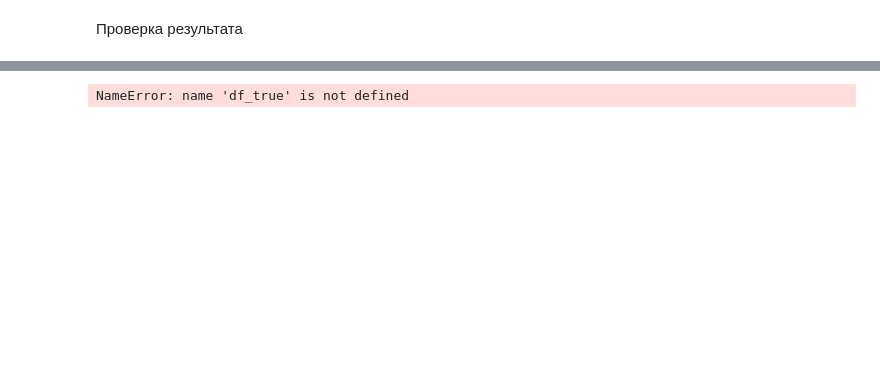
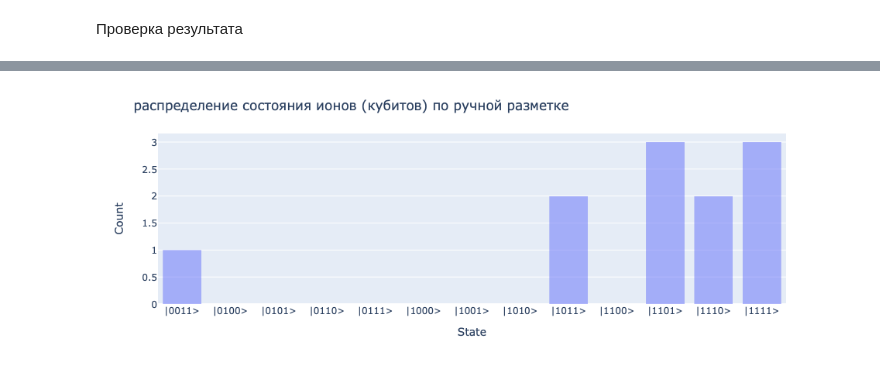
Before and after one commit to Lazemir/QGood, a Jupyter notebook: Материалы хакатона/Задача 2_ Классификация ионов/ion_prove.ipynb, the cells around one changed output, grey strips where cells are left out. Saved outputs shown, nothing was run; the diff lists cells and outputs as text; code cells hidden in the pictures; blank space fills up the shorter version.

```diff
--- a/Материалы хакатона/Задача 2_ Классификация ионов/ion_prove.ipynb
+++ b/Материалы хакатона/Задача 2_ Классификация ионов/ion_prove.ipynb
@@ -50,5 +47,5 @@ for index, row in df_pred.iterrows():
 # %%
-# df_true['Class'] =  df_true['Qubit 1 state'] * 2**0 + df_true['Qubit 2 state'] * 2**1 + df_true['Qubit 3 state'] * 2**2 + df_true['Qubit 4 state'] * 2**3
+df_true['Class'] =  df_true['Qubit 1 state'] * 2**0 + df_true['Qubit 2 state'] * 2**1 + df_true['Qubit 3 state'] * 2**2 + df_true['Qubit 4 state'] * 2**3
 
 df_pred['Class'] =  df_pred['Qubit 1 state'] * 2**0 + df_pred['Qubit 2 state'] * 2**1 + df_pred['Qubit 3 state'] * 2**2 + df_pred['Qubit 4 state'] * 2**3
 # %%
@@ -59,24 +56,24 @@ Category = list(['|0000>', '|0001>','|0010>','|0011>',
 # %%
 import plotly.express as px
 
 # создадим объект fig, в который поместим столбчатую диаграмму
-fig = px.histogram(df_true, x=df_true.Class, nbins=16)
+fig = px.histogram(df_true, x=df_true.Class, nbins=16, barmode="overlay")
 
 # применим метод .update_layout к объекту fig
 fig.update_layout(
     title_text = 'распределение состояния ионов (кубитов) по ручной разметке', # заголовок
     xaxis_title_text = 'State', # подпись к оси x
     yaxis_title_text = 'Count', # подпись к оси y
     bargap = 0.2, # расстояние между столбцами
 
     # подписи классов на оси x
     xaxis = dict(
         tickmode = 'array',
         tickvals = [0,1,2,3,4,5,6,7,8,9,10,11,12,13,14,15],
         ticktext = Category #['Class 1', 'Class 2', 'Class 3'...]
     )
 )
 
 fig.show() #распределение состояния ионов (кубитов) по ручной разметке
 # %% [output]
-NameError: name 'df_true' is not defined
+[figure, added]
```
Also changed, not shown: parts of 10 cells of this notebook, 6 other files.
